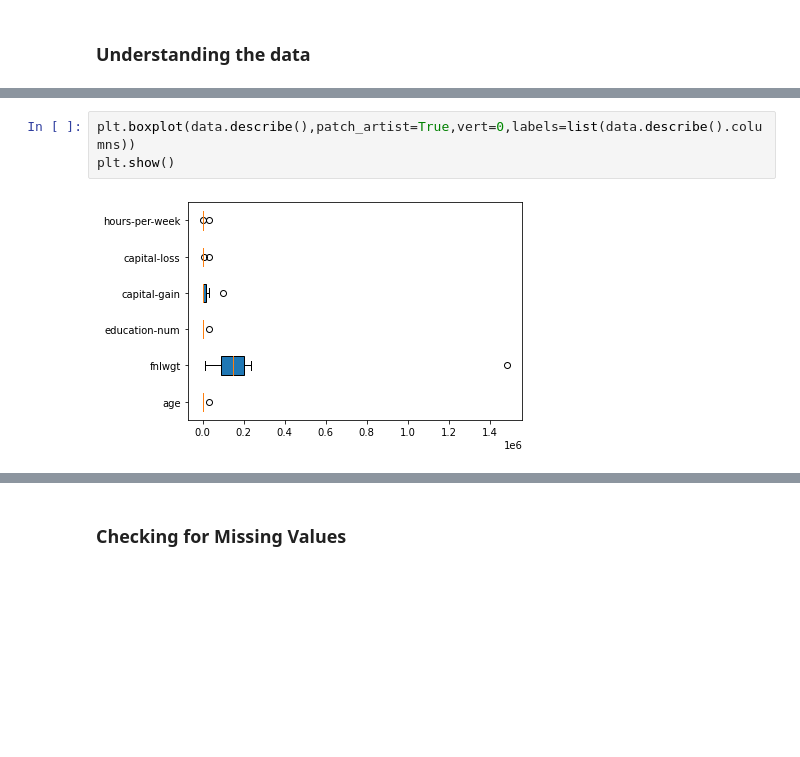
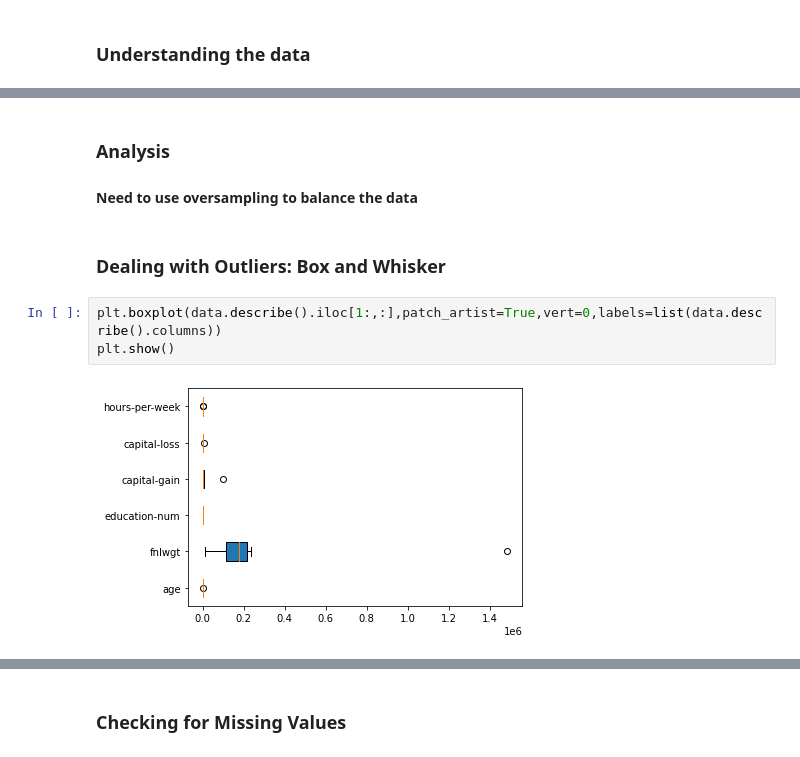
Before and after one commit to Ayush-B/Adult-Dataset-Analysis, a Jupyter notebook: ML Coursework.ipynb, the cells around one changed output, grey strips where cells are left out. Saved outputs shown, nothing was run; the diff lists cells and outputs as text; blank space fills up the shorter version.

```diff
--- a/ML Coursework.ipynb
+++ b/ML Coursework.ipynb
@@ -50,5 +114,10 @@ Index(['age', 'workclass', 'fnlwgt', 'education', 'education-num',
+# %% [markdown]
+### Analysis
+#### Need to use oversampling to balance the data
+# %% [markdown]
+### Dealing with Outliers: Box and Whisker
 # %%
-plt.boxplot(data.describe(),patch_artist=True,vert=0,labels=list(data.describe().columns))
+plt.boxplot(data.describe().iloc[1:,:],patch_artist=True,vert=0,labels=list(data.describe().columns))
 plt.show()
 # %% [output]
-[figure, old version]
+[figure, new version]
```
Also changed, not shown: parts of 90 cells of this notebook.
